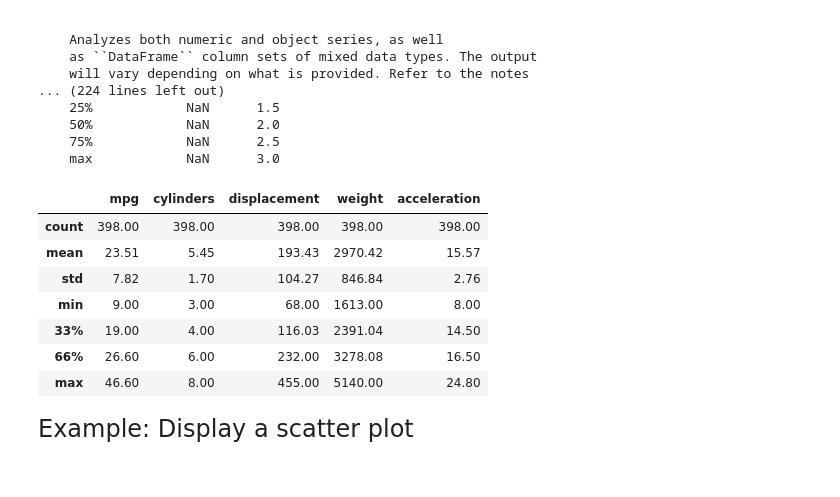
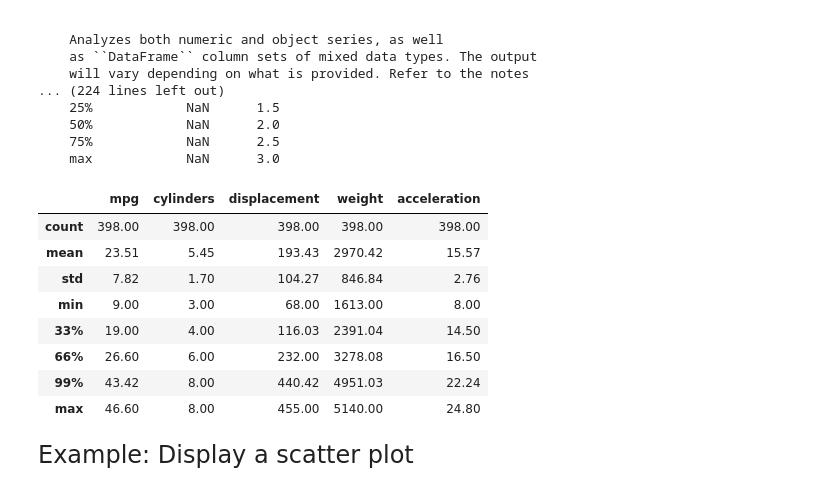
Before and after one commit to bzliang2006/datasci151fall2026, a Jupyter notebook: lecture_02/Liang - Lecture02.ipynb, the cells around one changed output. Saved outputs shown, nothing was run; the diff lists cells and outputs as text; code cells hidden in the pictures.

```diff
--- a/lecture_02/Liang - Lecture02.ipynb
+++ b/lecture_02/Liang - Lecture02.ipynb
@@ -428,16 +428,17 @@ describe(percentiles=None, include=None, exclude=None) -> Self method of pandas.
     max            NaN      3.0
 # %%
 # your code here
-round(carfeatures.describe(percentiles = [0.33,0.66]),2)
+round(carfeatures.describe(percentiles = [0.33,0.66, 0.99]),2)
 #go to help, and figure out how to do this
 # %% [output]
 |  | mpg | cylinders | displacement | weight | acceleration |
 | count | 398.00 | 398.00 | 398.00 | 398.00 | 398.00 |
 | mean | 23.51 | 5.45 | 193.43 | 2970.42 | 15.57 |
 | std | 7.82 | 1.70 | 104.27 | 846.84 | 2.76 |
 | min | 9.00 | 3.00 | 68.00 | 1613.00 | 8.00 |
 | 33% | 19.00 | 4.00 | 116.03 | 2391.04 | 14.50 |
 | 66% | 26.60 | 6.00 | 232.00 | 3278.08 | 16.50 |
+| 99% | 43.42 | 8.00 | 440.42 | 4951.03 | 22.24 |
 | max | 46.60 | 8.00 | 455.00 | 5140.00 | 24.80 |
 # %% [markdown]
 <font size="5">
```
Also changed, not shown: 6 other files.
